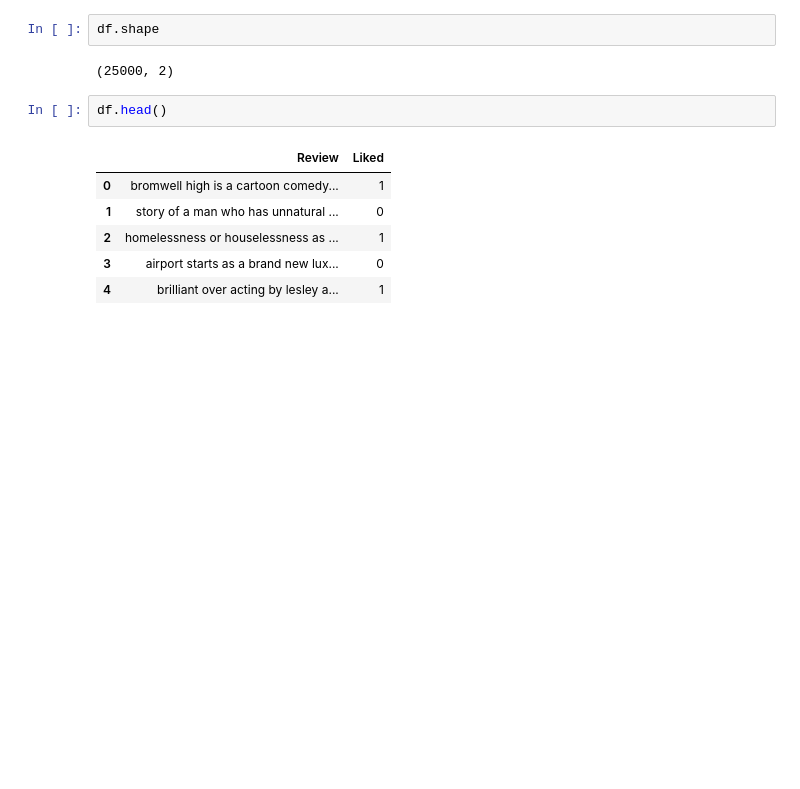
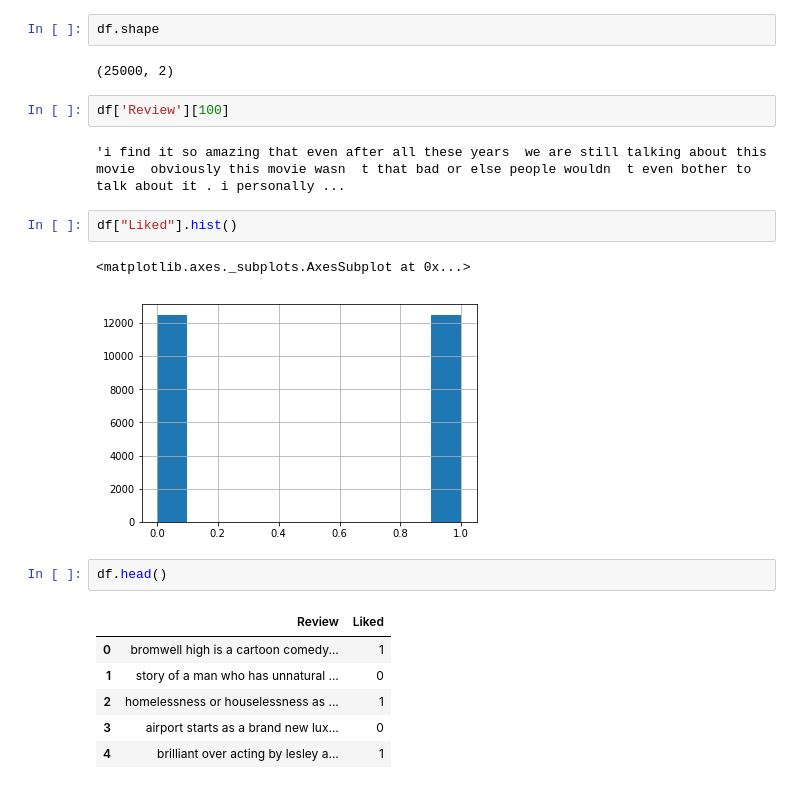
Before and after one commit to javatarx/imdb-reviews, a Jupyter notebook: data/Descripción de Contenido.ipynb, the cells around one changed output. Saved outputs shown, nothing was run; the diff lists cells and outputs as text; blank space fills up the shorter version.

```diff
--- a/data/Descripción de Contenido.ipynb
+++ b/data/Descripción de Contenido.ipynb
@@ -22,6 +23,15 @@ df = pd.read_csv('Reviews_Movies.csv', delimiter = '\t', quoting = 3)
 df.shape
 # %% [output]
 (25000, 2)
+# %%
+df['Review'][100]
+# %% [output]
+'i find it so amazing that even after all these years  we are still talking about this movie  obviously this movie wasn  t that bad or else people wouldn  t even bother to talk about it . i personally ...
+# %%
+df["Liked"].hist()
+# %% [output]
+<matplotlib.axes._subplots.AxesSubplot at 0x...>
+[figure, added]
 # %%
 df.head()
 # %% [output]
```
Also changed, not shown: parts of 7 cells of this notebook.
